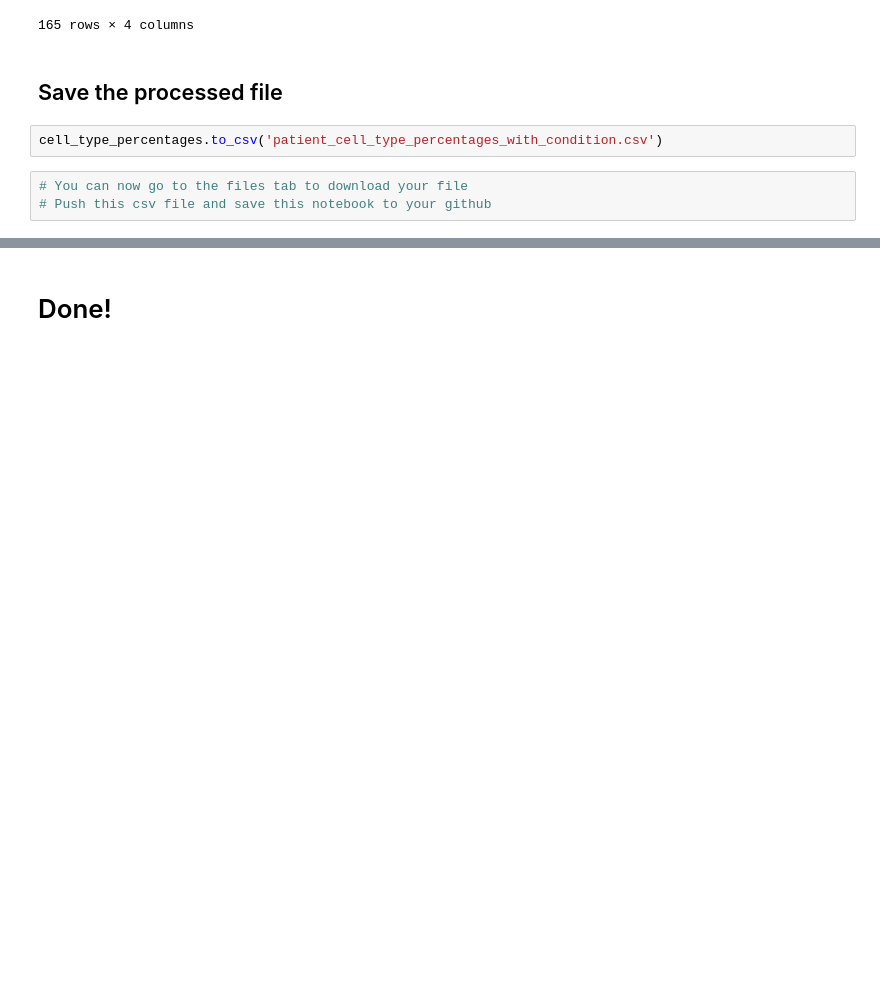
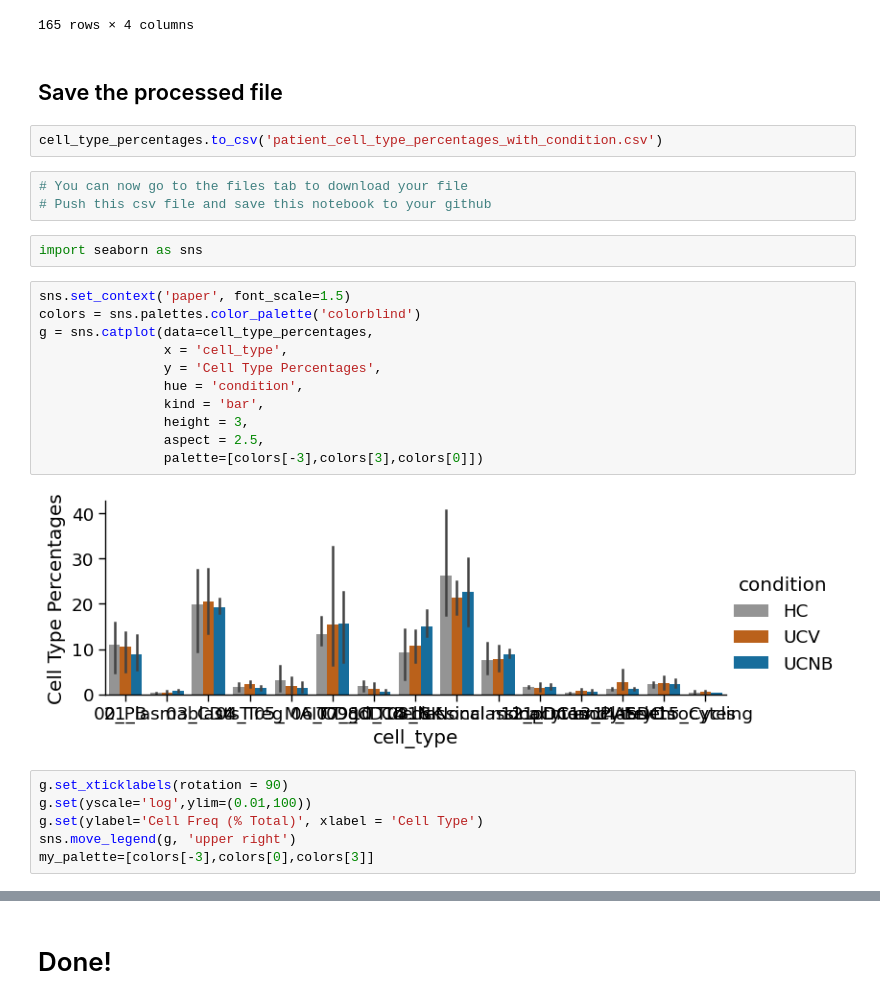
Before and after one commit to jack-reid-1/JReid_225a, a Jupyter notebook: bms225a_ds_workshop2_student_notebook_2025.ipynb, the cells around one changed output, grey strips where cells are left out. Cells and saved outputs as stored; diff of their text form; blank space fills up the shorter version.

```diff
--- a/bms225a_ds_workshop2_student_notebook_2025.ipynb
+++ b/bms225a_ds_workshop2_student_notebook_2025.ipynb
@@ -630,3 +646,24 @@ cell_type_percentages.to_csv('patient_cell_type_percentages_with_condition.csv')
 # %%
 # You can now go to the files tab to download your file
 # Push this csv file and save this notebook to your github
+# %%
+import seaborn as sns
+# %%
+sns.set_context('paper', font_scale=1.5)
+colors = sns.palettes.color_palette('colorblind')
+g = sns.catplot(data=cell_type_percentages,
+                x = 'cell_type',
+                y = 'Cell Type Percentages',
+                hue = 'condition',
+                kind = 'bar',
+                height = 3,
+                aspect = 2.5,
+                palette=[colors[-3],colors[3],colors[0]])
+# %% [output]
+[figure, added]
+# %%
+g.set_xticklabels(rotation = 90)
+g.set(yscale='log',ylim=(0.01,100))
+g.set(ylabel='Cell Freq (% Total)', xlabel = 'Cell Type')
+sns.move_legend(g, 'upper right')
+my_palette=[colors[-3],colors[0],colors[3]]
```
Also changed, not shown: parts of 5 cells of this notebook.
